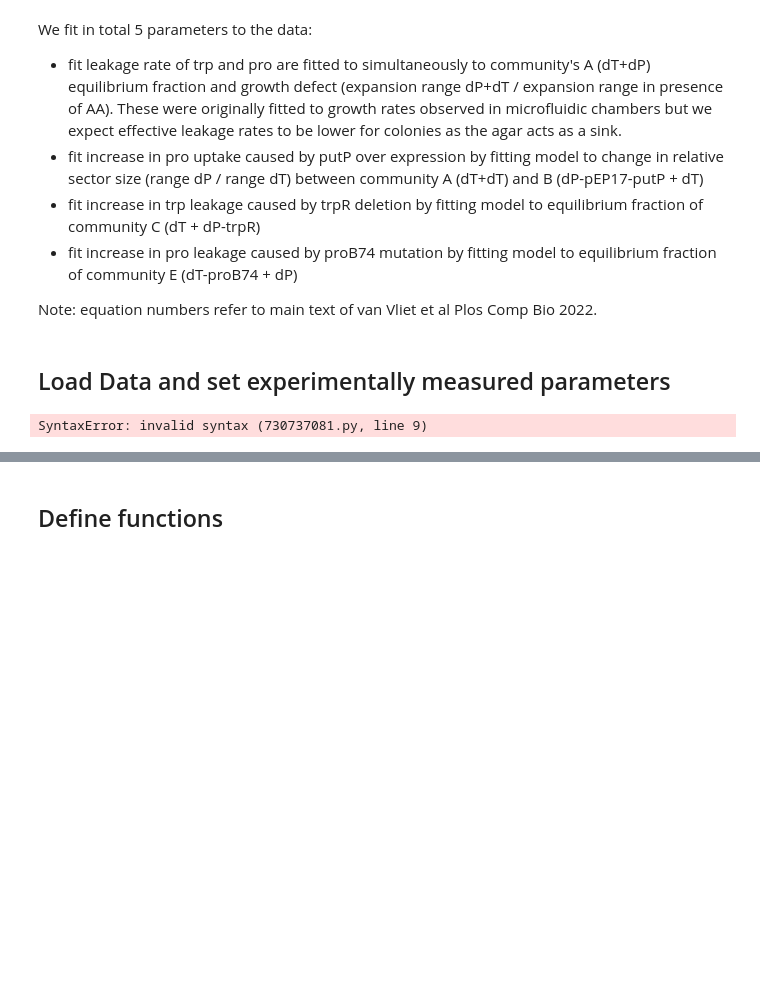
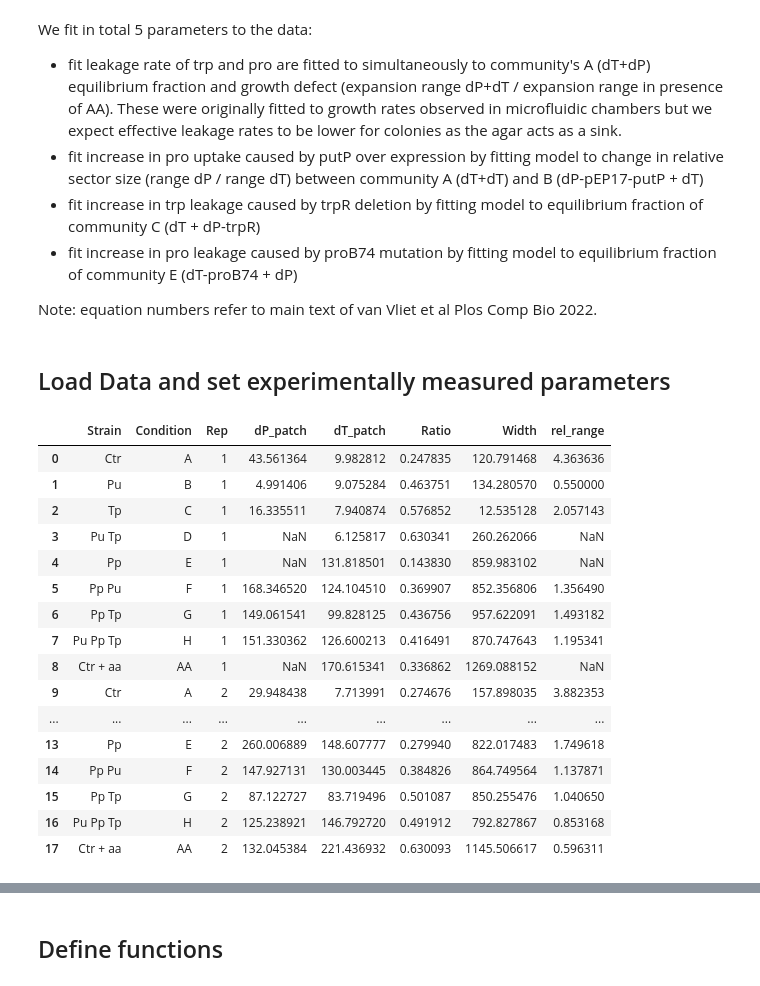
Before and after one commit to simonvanvliet/AuxotrophRangeExpansionModel, a Jupyter notebook: fit_parameters_range_expansion.ipynb, the cells around one changed output, grey strips where cells are left out. Saved outputs shown, nothing was run; the diff lists cells and outputs as text; code cells hidden in the pictures; blank space fills up the shorter version.

```diff
--- a/fit_parameters_range_expansion.ipynb
+++ b/fit_parameters_range_expansion.ipynb
@@ -25,22 +25,38 @@ matplotlib.rc("figure", figsize=(10,5))
 # %%
 #init dictionary to store fit parameters
 fit_pars = {} # parameters for the fit
 
 #load dictionary width measured growth rates
 with open('Experimental-datafiles/growth_rates.txt', 'r') as file:
     growth_rates = eval(file.read())
 
 #we replace WT growth rate with average growth rate of dP and dT in presence of AA, as this is our actual control condition
-.['WT'] = (growth_rates['dP'] + growth_rates['dT'])/2
+growth_rates['WT'] = (growth_rates['dP'] + growth_rates['dT'])/2
 
 #load range expansion data
 df = pd.read_csv('Experimental-datafiles/community_data.csv')
 
 #add relative patch width
 df['rel_range'] = df['dP_patch']/df['dT_patch']
 df.head(n=18)
 # %% [output]
-SyntaxError: invalid syntax (730737081.py, line 9)
+|  | Strain | Condition | Rep | dP_patch | dT_patch | Ratio | Width | rel_range |
+| 0 | Ctr | A | 1 | 43.561364 | 9.982812 | 0.247835 | 120.791468 | 4.363636 |
+| 1 | Pu | B | 1 | 4.991406 | 9.075284 | 0.463751 | 134.280570 | 0.550000 |
+| 2 | Tp | C | 1 | 16.335511 | 7.940874 | 0.576852 | 12.535128 | 2.057143 |
+| 3 | Pu Tp | D | 1 | NaN | 6.125817 | 0.630341 | 260.262066 | NaN |
+| 4 | Pp | E | 1 | NaN | 131.818501 | 0.143830 | 859.983102 | NaN |
+| 5 | Pp Pu | F | 1 | 168.346520 | 124.104510 | 0.369907 | 852.356806 | 1.356490 |
+| 6 | Pp Tp | G | 1 | 149.061541 | 99.828125 | 0.436756 | 957.622091 | 1.493182 |
+| 7 | Pu Pp Tp | H | 1 | 151.330362 | 126.600213 | 0.416491 | 870.747643 | 1.195341 |
+| 8 | Ctr + aa | AA | 1 | NaN | 170.615341 | 0.336862 | 1269.088152 | NaN |
+| 9 | Ctr | A | 2 | 29.948438 | 7.713991 | 0.274676 | 157.898035 | 3.882353 |
+| ... | ... | ... | ... | ... | ... | ... | ... | ... |
+| 13 | Pp | E | 2 | 260.006889 | 148.607777 | 0.279940 | 822.017483 | 1.749618 |
+| 14 | Pp Pu | F | 2 | 147.927131 | 130.003445 | 0.384826 | 864.749564 | 1.137871 |
+| 15 | Pp Tp | G | 2 | 87.122727 | 83.719496 | 0.501087 | 850.255476 | 1.040650 |
+| 16 | Pu Pp Tp | H | 2 | 125.238921 | 146.792720 | 0.491912 | 792.827867 | 0.853168 |
+| 17 | Ctr + aa | AA | 2 | 132.045384 | 221.436932 | 0.630093 | 1145.506617 | 0.596311 |
 # %%
 #average over biological replicates
 df_mean = df.groupby('Condition')[['Ratio', 'Width', 'dT_patch', 'dP_patch', 'rel_range']].mean()
```
Also changed, not shown: 2 other files.
